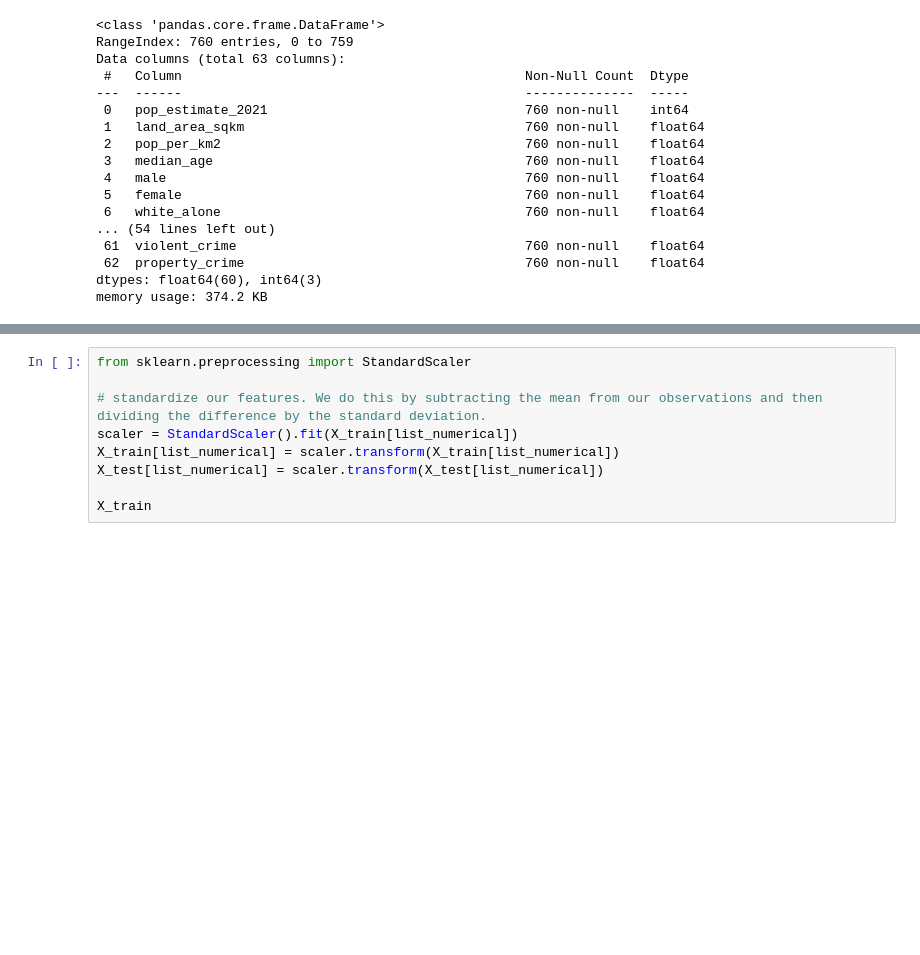
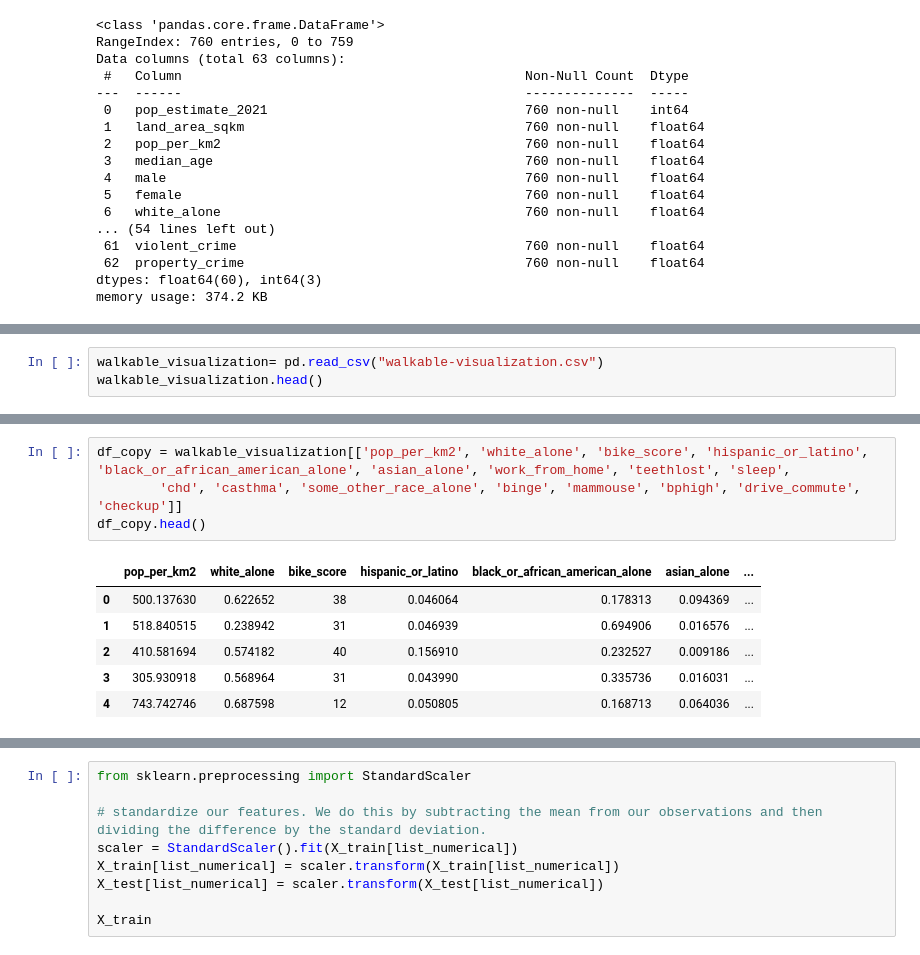
Before and after one commit to chanellee/Walkable-Cities, a Jupyter notebook: data_sources/EDA_Test.ipynb, the cells around one changed output, grey strips where cells are left out. Saved outputs shown, nothing was run; the diff lists cells and outputs as text; blank space fills up the shorter version.

Commit message:
walkable_visualization csv file added
I created this file to test the AutoViz library

```diff
--- a/data_sources/EDA_Test.ipynb
+++ b/data_sources/EDA_Test.ipynb
@@ -257,0 +265,3 @@ memory usage: 374.2 KB
+# %%
+walkable_visualization= pd.read_csv("walkable-visualization.csv")
+walkable_visualization.head()
@@ -257,0 +276,11 @@ memory usage: 374.2 KB
+# %%
+df_copy = walkable_visualization[['pop_per_km2', 'white_alone', 'bike_score', 'hispanic_or_latino', 'black_or_african_american_alone', 'asian_alone', 'work_from_home', 'teethlost', 'sleep',
+        'chd', 'casthma', 'some_other_race_alone', 'binge', 'mammouse', 'bphigh', 'drive_commute', 'checkup']]
+df_copy.head()
+# %% [output]
+|  | pop_per_km2 | white_alone | bike_score | hispanic_or_latino | black_or_african_american_alone | asian_alone | ... |
+| 0 | 500.137630 | 0.622652 | 38 | 0.046064 | 0.178313 | 0.094369 | ... |
+| 1 | 518.840515 | 0.238942 | 31 | 0.046939 | 0.694906 | 0.016576 | ... |
+| 2 | 410.581694 | 0.574182 | 40 | 0.156910 | 0.232527 | 0.009186 | ... |
+| 3 | 305.930918 | 0.568964 | 31 | 0.043990 | 0.335736 | 0.016031 | ... |
+| 4 | 743.742746 | 0.687598 | 12 | 0.050805 | 0.168713 | 0.064036 | ... |
```
Also changed, not shown: parts of 9 cells of this notebook, 1 other file.
